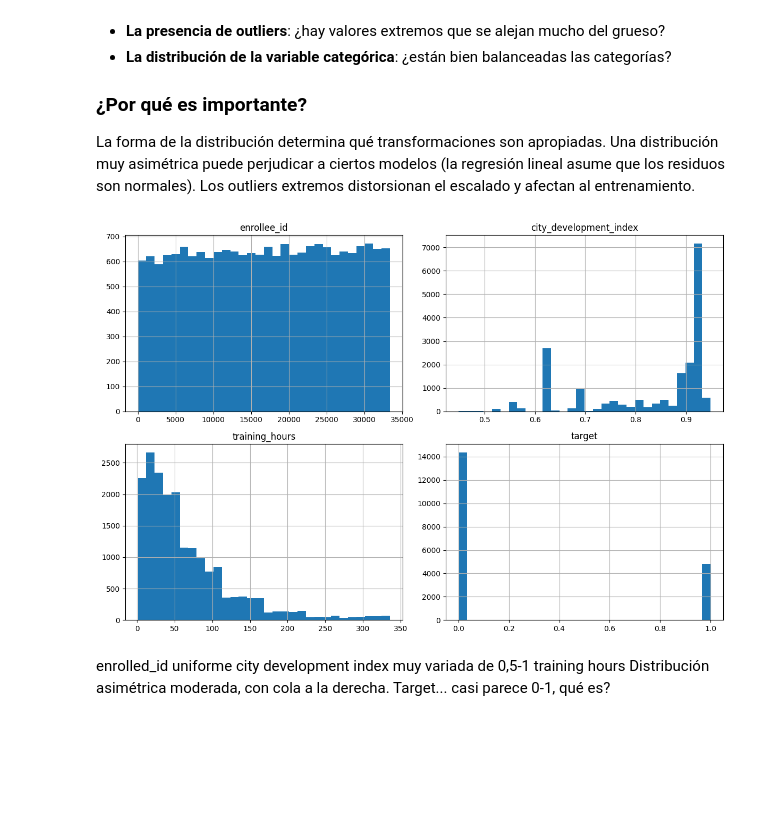
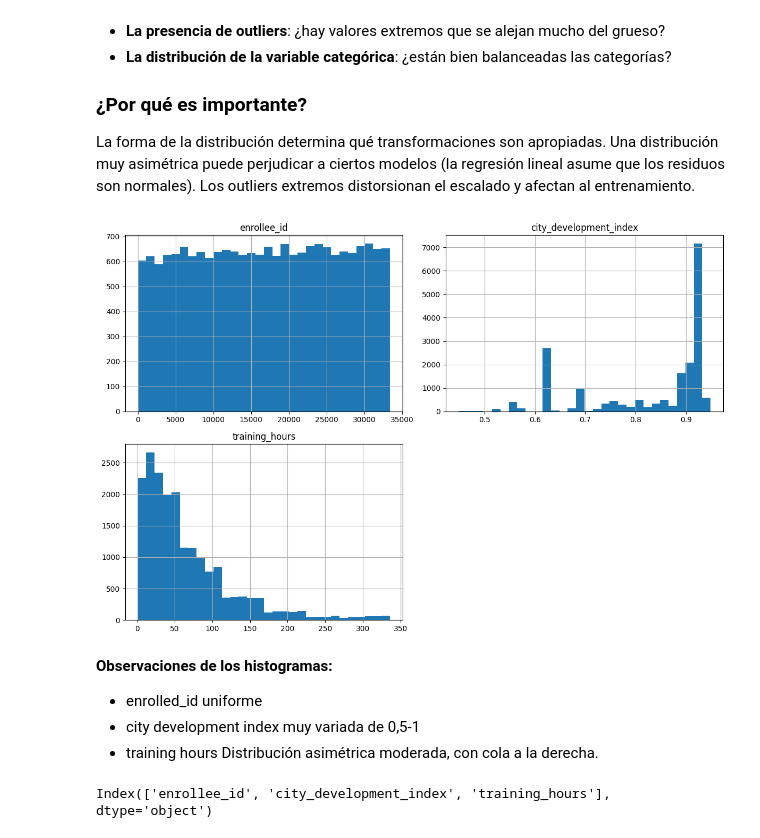
Before and after one commit to alejobgr99/lab-data-science-uniovi, a Jupyter notebook: actividad_final_micro.ipynb, the cells around one changed output. Drawn from its saved outputs; the diff is of its cells as text; code cells hidden in the pictures; blank space fills up the shorter version.

```diff
--- a/actividad_final_micro.ipynb
+++ b/actividad_final_micro.ipynb
@@ -122,14 +125,13 @@ Analizamos cada variable por separado. El objetivo es entender:
 ### ¿Por qué es importante?
 La forma de la distribución determina qué transformaciones son apropiadas. Una distribución muy asimétrica puede perjudicar a ciertos modelos (la regresión lineal asume que los residuos son normales). Los outliers extremos distorsionan el escalado y afectan al entrenamiento.
 # %%
-# Escribe aquí tu código
-data.hist(bins=30, figsize=(12,8))
+data.drop(["target"], axis=1).hist(bins=30, figsize=(12,8))
 plt.tight_layout()
 plt.show()
 # %% [output]
-[figure, old version]
+[figure, new version]
 # %% [markdown]
-enrolled_id uniforme
-city development index muy variada de 0,5-1
-training hours Distribución asimétrica moderada, con cola a la derecha.
-Target... casi parece 0-1, qué es?
+**Observaciones de los histogramas:**
+- enrolled_id uniforme
+- city development index muy variada de 0,5-1
+- training hours Distribución asimétrica moderada, con cola a la derecha.
@@ -135,0 +140,4 @@ Target... casi parece 0-1, qué es?
+# %%
+cols_para_hist
+# %% [output]
+Index(['enrollee_id', 'city_development_index', 'training_hours'], dtype='object')
```
Also changed, not shown: parts of 9 cells of this notebook.
